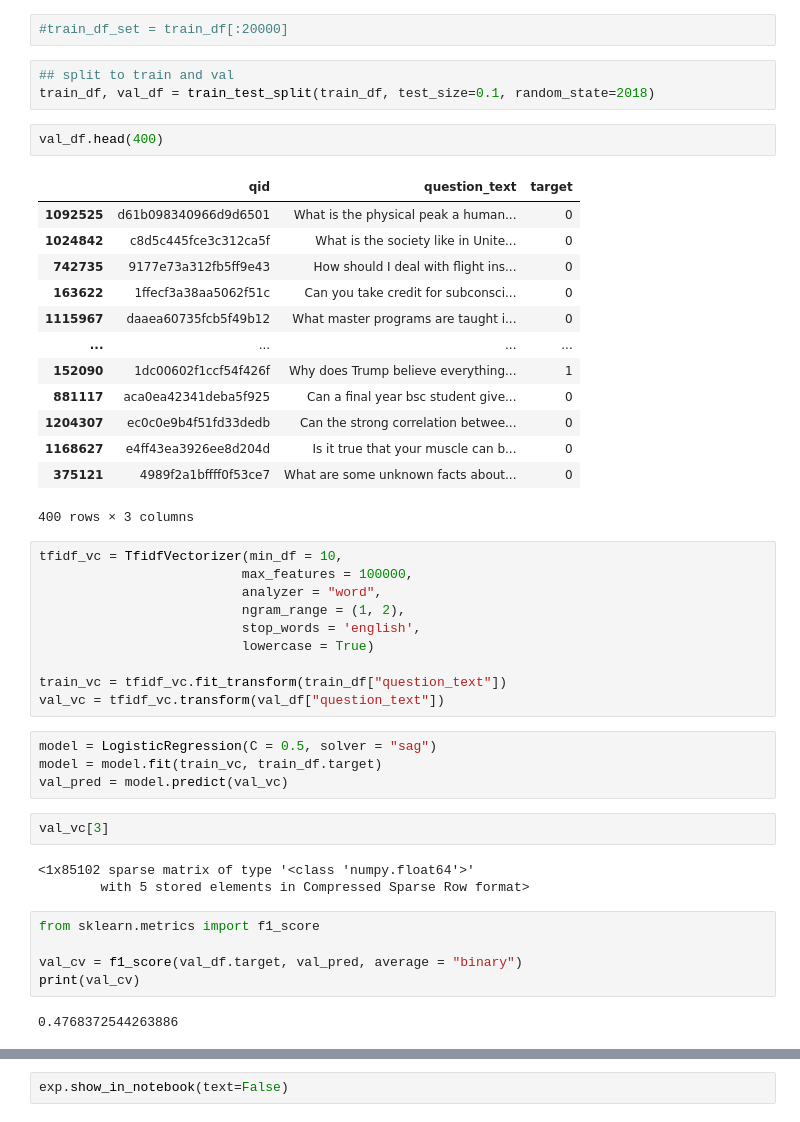
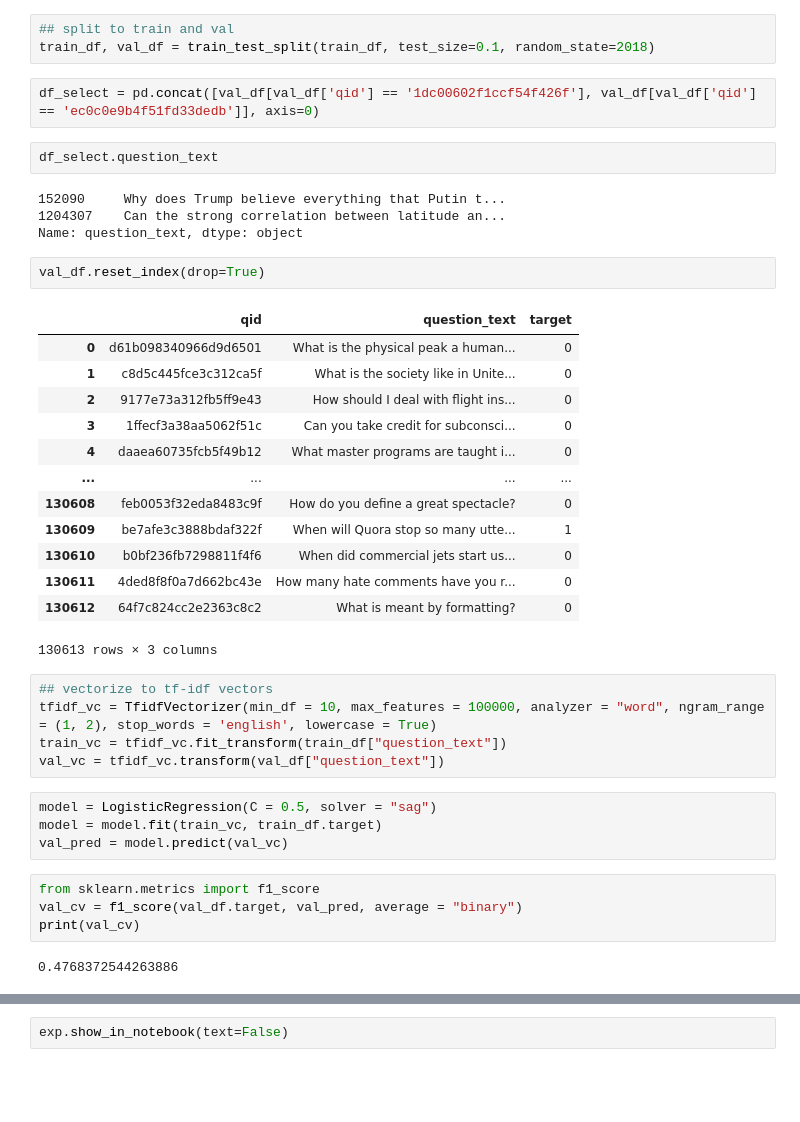
Before and after one commit to amamimaha/Explainable-Models, a Jupyter notebook: Quora sincere questions.ipynb, the cells around one changed output, grey strips where cells are left out. Saved outputs shown, nothing was run; the diff lists cells and outputs as text; blank space fills up the shorter version.

```diff
--- a/Quora sincere questions.ipynb
+++ b/Quora sincere questions.ipynb
@@ -16,49 +14,44 @@ print("Test shape : ", test_df.shape)
 # %% [output]
 Train shape :  (1306122, 3)
 Test shape :  (375806, 2)
-# %%
-#train_df_set = train_df[:20000]
 # %%
 ## split to train and val
 train_df, val_df = train_test_split(train_df, test_size=0.1, random_state=2018)
-# %%
-val_df.head(400)
-# %% [output]
-|  | qid | question_text | target |
-| 1092525 | d61b098340966d9d6501 | What is the physical peak a human... | 0 |
-| 1024842 | c8d5c445fce3c312ca5f | What is the society like in Unite... | 0 |
-| 742735 | 9177e73a312fb5ff9e43 | How should I deal with flight ins... | 0 |
-| 163622 | 1ffecf3a38aa5062f51c | Can you take credit for subconsci... | 0 |
-| 1115967 | daaea60735fcb5f49b12 | What master programs are taught i... | 0 |
-| ... | ... | ... | ... |
-| 152090 | 1dc00602f1ccf54f426f | Why does Trump believe everything... | 1 |
-| 881117 | aca0ea42341deba5f925 | Can a final year bsc student give... | 0 |
-| 1204307 | ec0c0e9b4f51fd33dedb | Can the strong correlation betwee... | 0 |
-| 1168627 | e4ff43ea3926ee8d204d | Is it true that your muscle can b... | 0 |
-| 375121 | 4989f2a1bffff0f53ce7 | What are some unknown facts about... | 0 |
-400 rows × 3 columns
+# %%
+df_select = pd.concat([val_df[val_df['qid'] == '1dc00602f1ccf54f426f'], val_df[val_df['qid'] == 'ec0c0e9b4f51fd33dedb']], axis=0)
+# %%
+df_select.question_text
+# %% [output]
+152090     Why does Trump believe everything that Putin t...
+1204307    Can the strong correlation between latitude an...
+Name: question_text, dtype: object
+# %%
+val_df.reset_index(drop=True)
+# %% [output]
+|  | qid | question_text | target |
+| 0 | d61b098340966d9d6501 | What is the physical peak a human... | 0 |
+| 1 | c8d5c445fce3c312ca5f | What is the society like in Unite... | 0 |
+| 2 | 9177e73a312fb5ff9e43 | How should I deal with flight ins... | 0 |
+| 3 | 1ffecf3a38aa5062f51c | Can you take credit for subconsci... | 0 |
+| 4 | daaea60735fcb5f49b12 | What master programs are taught i... | 0 |
+| ... | ... | ... | ... |
+| 130608 | feb0053f32eda8483c9f | How do you define a great spectacle? | 0 |
+| 130609 | be7afe3c3888bdaf322f | When will Quora stop so many utte... | 1 |
+| 130610 | b0bf236fb7298811f4f6 | When did commercial jets start us... | 0 |
+| 130611 | 4ded8f8f0a7d662bc43e | How many hate comments have you r... | 0 |
+| 130612 | 64f7c824cc2e2363c8c2 | What is meant by formatting? | 0 |
+130613 rows × 3 columns
 # %%
-tfidf_vc = TfidfVectorizer(min_df = 10,
-                          max_features = 100000,
-                          analyzer = "word",
-                          ngram_range = (1, 2),
-                          stop_words = 'english',
-                          lowercase = True)
-
+## vectorize to tf-idf vectors
+tfidf_vc = TfidfVectorizer(min_df = 10, max_features = 100000, analyzer = "word", ngram_range = (1, 2), stop_words = 'english', lowercase = True)
 train_vc = tfidf_vc.fit_transform(train_df["question_text"])
 val_vc = tfidf_vc.transform(val_df["question_text"])
 # %%
 model = LogisticRegression(C = 0.5, solver = "sag")
 model = model.fit(train_vc, train_df.target)
 val_pred = model.predict(val_vc)
-# %%
-val_vc[3]
-# %% [output]
-<1x85102 sparse matrix of type '<class 'numpy.float64'>'
-        with 5 stored elements in Compressed Sparse Row format>
 # %%
 from sklearn.metrics import f1_score
-
 val_cv = f1_score(val_df.target, val_pred, average = "binary")
 print(val_cv)
 # %% [output]
```
Also changed, not shown: parts of 6 cells of this notebook.
